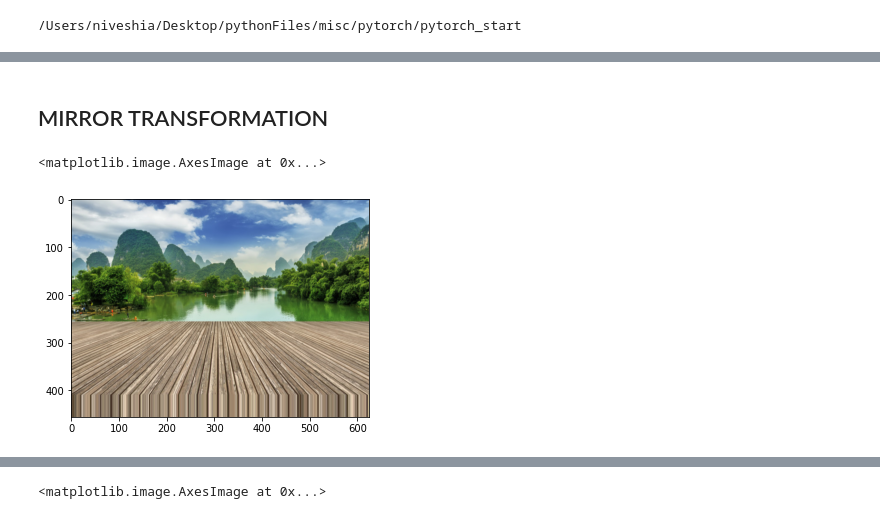
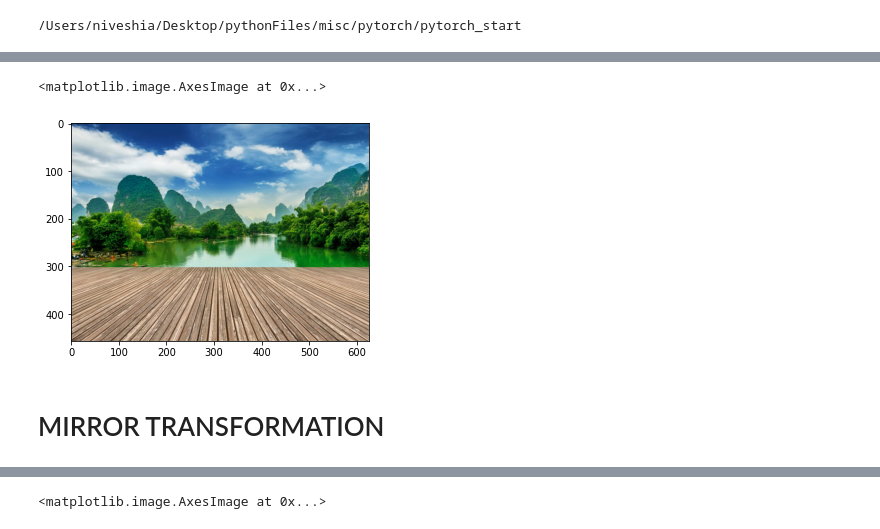
Before and after one commit to adhish9899/pytorch_start, a Jupyter notebook: affline_transformation_example.ipynb, the cells around one changed output, grey strips where cells are left out. Drawn from its saved outputs; the diff is of its cells as text; code cells hidden in the pictures.

```diff
--- a/affline_transformation_example.ipynb
+++ b/affline_transformation_example.ipynb
@@ -32,5 +32,10 @@ import torch.nn.functional as F
+# %%
+plt.imshow(img_ten.squeeze(0).permute(1,2,0).to(torch.long))
+# %% [output]
+<matplotlib.image.AxesImage at 0x...>
+[figure, added]
 # %% [markdown]
-## MIRROR TRANSFORMATION
+# MIRROR TRANSFORMATION
 # %%
 def flip(i=[0]):
 
@@ -48,11 +53,6 @@ def flip(i=[0]):
 
   check = F.grid_sample(img_ten, affine, padding_mode="border").to("cpu")
   return check.squeeze(0).permute(1,2,0).to(torch.long)
-# %%
-plt.imshow(cheeck.squeeze(0).permute(1,2,0).to(torch.long))
-# %% [output]
-<matplotlib.image.AxesImage at 0x...>
-[figure, removed]
 # %%
 ax = []
 fig = plt.figure(figsize=(9, 6))
```
Also changed, not shown: parts of 21 cells of this notebook.
